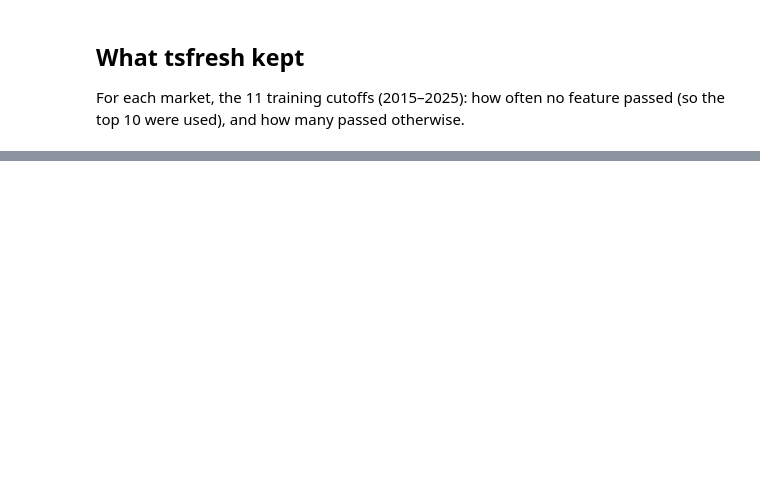
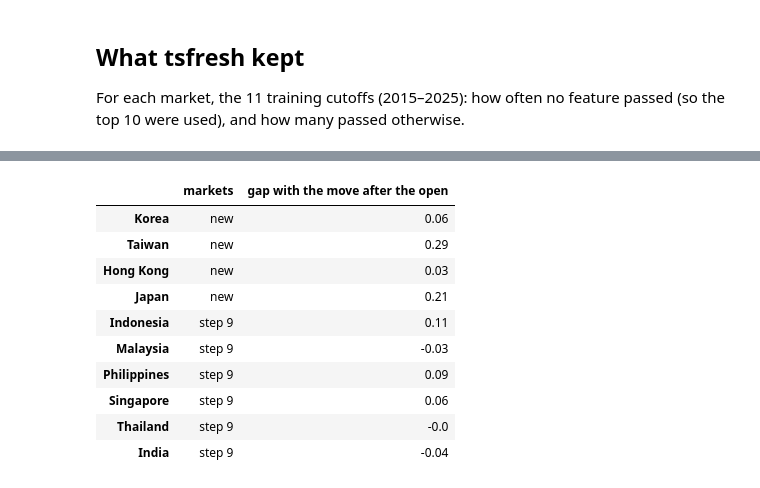
Before and after one commit to kesavakrishna/asean-ml-forecasting, a Jupyter notebook: new_markets.ipynb, the cells around one changed output, grey strips where cells are left out. Cells and saved outputs as stored; diff of their text form; code cells hidden in the pictures; blank space fills up the shorter version.

```diff
--- a/new_markets.ipynb
+++ b/new_markets.ipynb
@@ -120,0 +292,22 @@ CONCLUSIONS
+# %%
+from data import MARKETS
+
+rows = {}
+for group, ms in [("new", markets), ("step 9", load_all(include_holdout=True, markets=MARKETS))]:
+    for m, df in ms.items():
+        gap = np.log(df["Open"] / df["Close"].shift(1))
+        after_open = np.log(df["Close"] / df["Open"])
+        rows[m] = {"markets": group, "gap with the move after the open": round(gap.corr(after_open), 2)}
+pd.DataFrame(rows).T
+# %% [output]
+|  | markets | gap with the move after the open |
+| Korea | new | 0.06 |
+| Taiwan | new | 0.29 |
+| Hong Kong | new | 0.03 |
+| Japan | new | 0.21 |
+| Indonesia | step 9 | 0.11 |
+| Malaysia | step 9 | -0.03 |
+| Philippines | step 9 | 0.09 |
+| Singapore | step 9 | 0.06 |
+| Thailand | step 9 | -0.0 |
+| India | step 9 | -0.04 |
```
Also changed, not shown: parts of 13 cells of this notebook, 2 other files.
